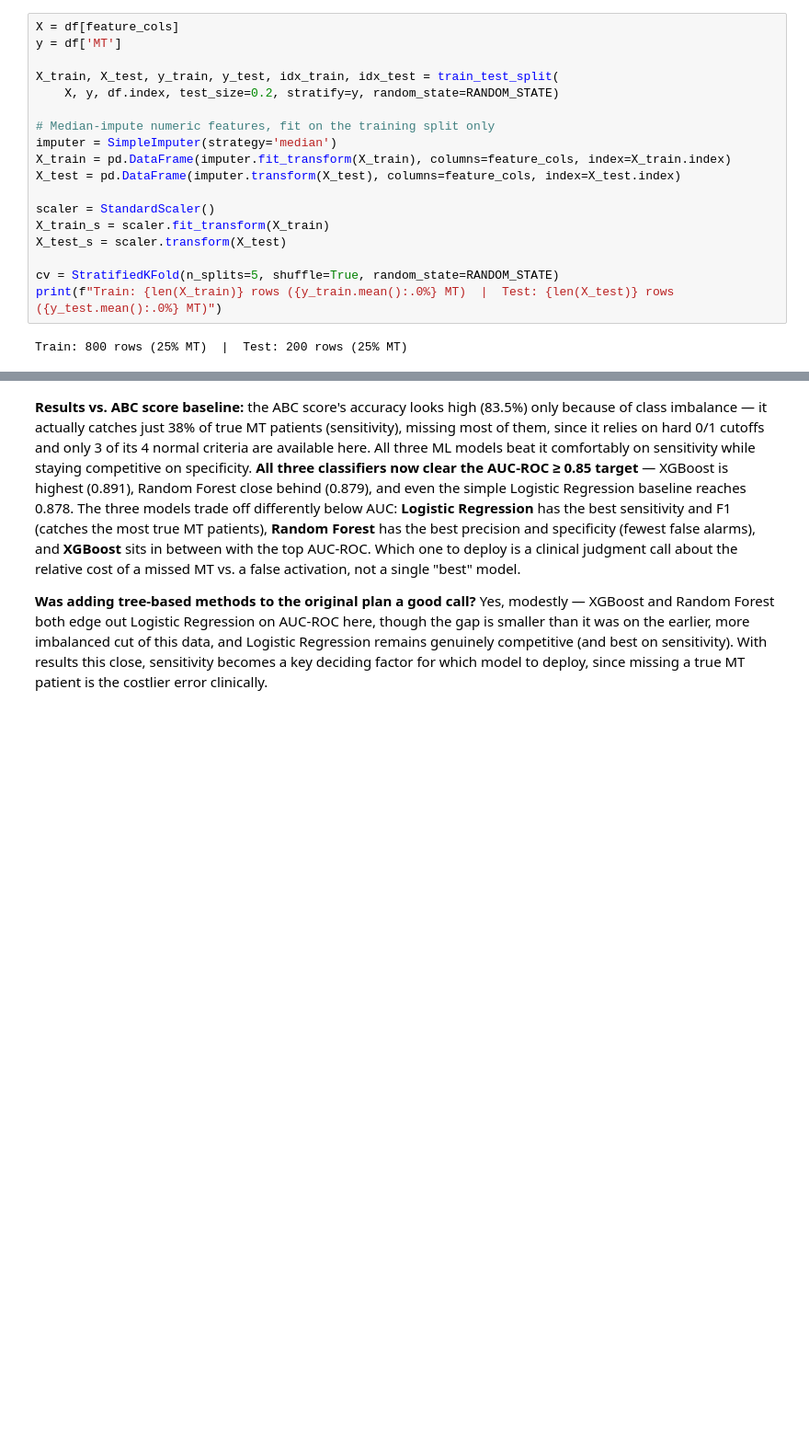
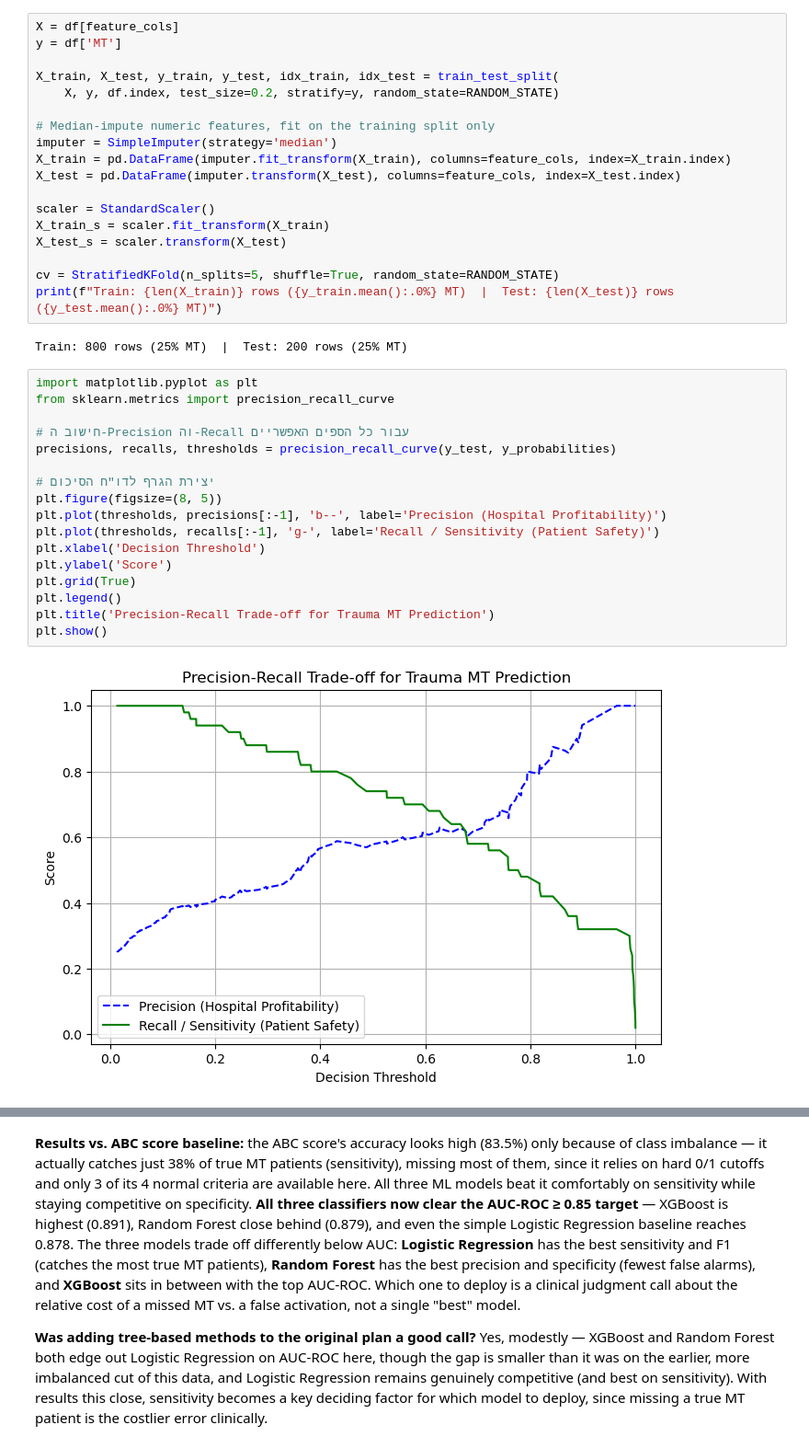
Before and after one commit to Yuliana-wein/Predict-Massive-Transfusion-in-Trauma-PatieUsing-Early-Clinical-Parameters, a Jupyter notebook: Last_Suggestion/MT_Prediction_Project.ipynb, the cells around one changed output, grey strips where cells are left out. Shown at 92% size. Saved outputs shown, nothing was run; the diff lists cells and outputs as text; blank space fills up the shorter version.

```diff
--- a/Last_Suggestion/MT_Prediction_Project.ipynb
+++ b/Last_Suggestion/MT_Prediction_Project.ipynb
@@ -323,4 +324,23 @@ cv = StratifiedKFold(n_splits=5, shuffle=True, random_state=RANDOM_STATE)
 print(f"Train: {len(X_train)} rows ({y_train.mean():.0%} MT)  |  Test: {len(X_test)} rows ({y_test.mean():.0%} MT)")
 # %% [output]
 Train: 800 rows (25% MT)  |  Test: 200 rows (25% MT)
+# %%
+import matplotlib.pyplot as plt
+from sklearn.metrics import precision_recall_curve
+
+# חישוב ה-Precision וה-Recall עבור כל הספים האפשריים
+precisions, recalls, thresholds = precision_recall_curve(y_test, y_probabilities)
+
+# יצירת הגרף לדו"ח הסיכום
+plt.figure(figsize=(8, 5))
+plt.plot(thresholds, precisions[:-1], 'b--', label='Precision (Hospital Profitability)')
+plt.plot(thresholds, recalls[:-1], 'g-', label='Recall / Sensitivity (Patient Safety)')
+plt.xlabel('Decision Threshold')
+plt.ylabel('Score')
+plt.grid(True)
+plt.legend()
+plt.title('Precision-Recall Trade-off for Trauma MT Prediction')
+plt.show()
+# %% [output]
+[figure, added]
 # %%
```
Also changed, not shown: parts of 13 cells of this notebook.
